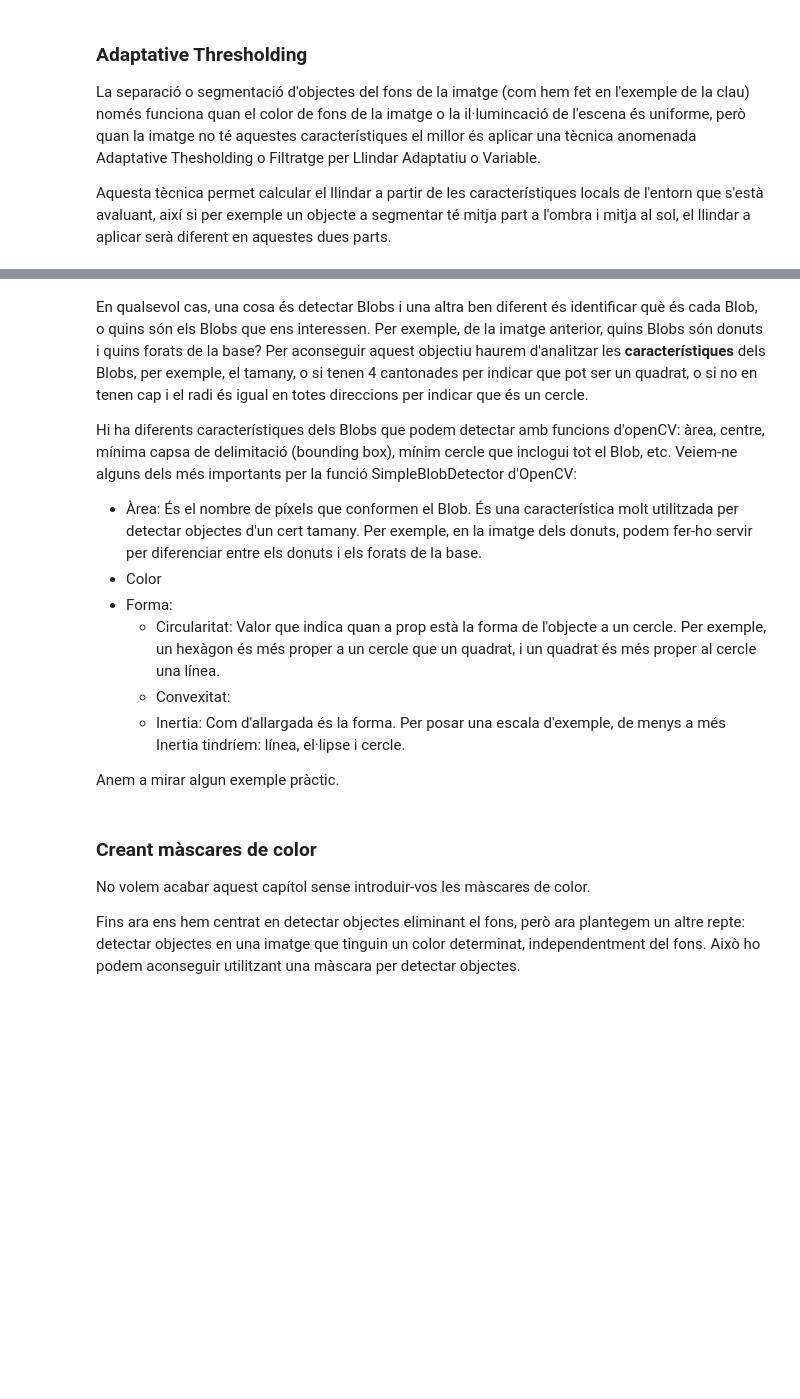
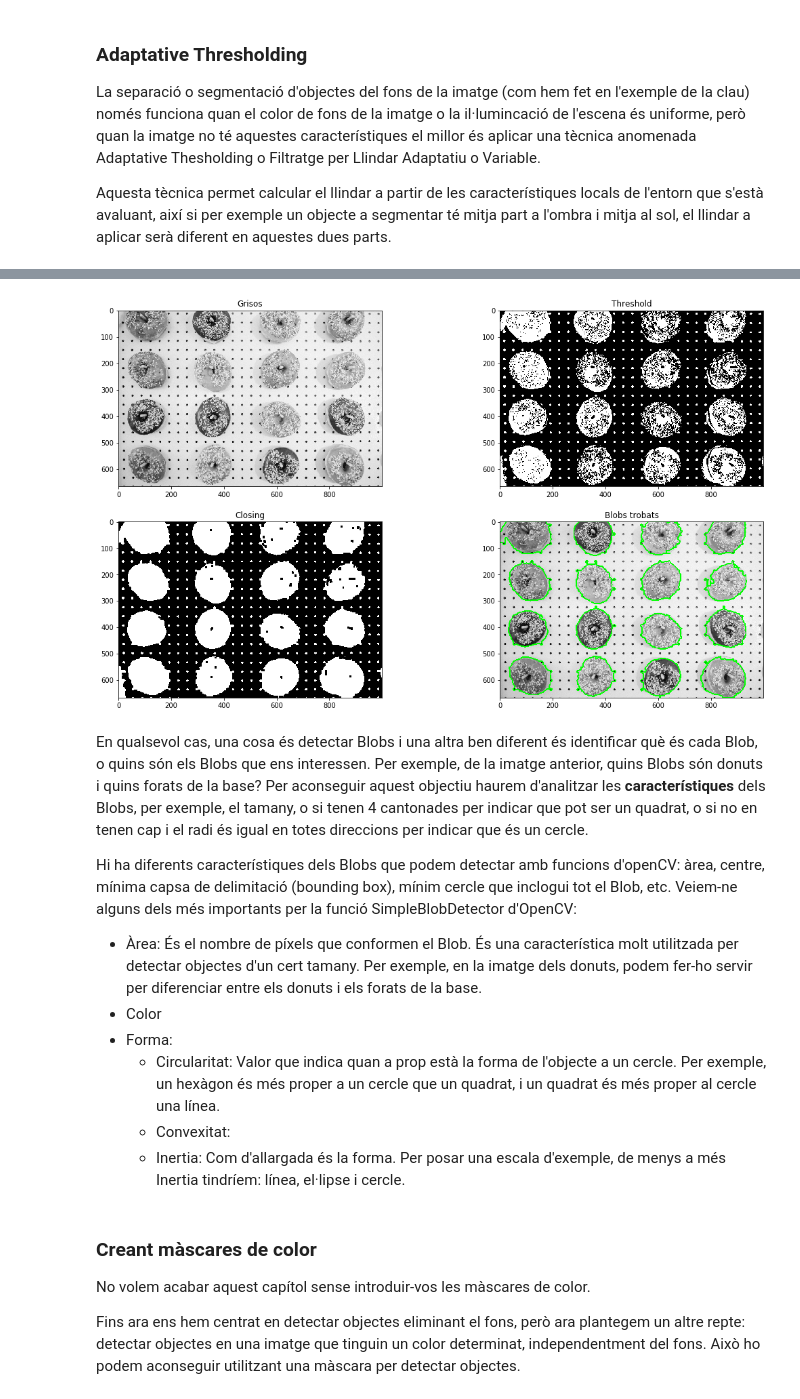
Before and after one commit to ricardborras/curs_soc, a Jupyter notebook: Pla2/2.3 Filtres Thresholds i Blobs.ipynb, the cells around one changed output, grey strips where cells are left out. Drawn from its saved outputs; the diff is of its cells as text; code cells hidden in the pictures; blank space fills up the shorter version.

```diff
--- a/Pla2/2.3 Filtres Thresholds i Blobs.ipynb
+++ b/Pla2/2.3 Filtres Thresholds i Blobs.ipynb
@@ -263,3 +202,63 @@ TypeError: Incorrect type of self (must be 'Feature2D' or its derivative)
+# %%
+#EXEMPLE PRÀCTIC: DETECCIÓ BLOBS AMB SimpleBlobDetector (marcar-los amb un punt vermell al centre del Blob)
+# LA IDEA ÉS DETECTAR BLOBS I DESPRÉS PODER FILTRAR PER ALGUNA CARACTERÍSTICA COM TAMANY (PELS DONUTS) O CIRCULARITAT (PELS MACARRONI)
+import cv2
+import numpy as np;
+import matplotlib.pyplot as plt
+
+# Read image
+im = cv2.imread("Imatges/Donut_wall.jpg")
+# Donut wall Photo by Marisa Morton on Unsplash
+im_original = cv2.cvtColor(im, cv2.COLOR_BGR2RGB)
+im_g = cv2.cvtColor(im, cv2.COLOR_BGR2GRAY)
+_, im_t = cv2.threshold(im_g, 190, 255, cv2.THRESH_BINARY_INV)
+
+# apliquem un closing per tancar els forats dins dels donuts
+# https://opencv-python-tutroals.readthedocs.io/en/latest/py_tutorials/py_imgproc/py_morphological_ops/py_morphological_ops.html
+kernel = np.ones((7,7), np.uint8)
+im_closing = cv2.morphologyEx(im_t, cv2.MORPH_CLOSE, kernel)
+
+# busquem blobs blancs
+contours, _ = cv2.findContours(im_closing, cv2.RETR_TREE, cv2.CHAIN_APPROX_SIMPLE)
+
+# descartem els blobs que tenen una area petita
+# per veure altres propietats a extreure:
+# https://docs.opencv.org/3.4/dd/d49/tutorial_py_contour_features.html
+selected_contours = []
+for c in contours:
+    area = cv2.contourArea(c)
+    if area > 4000:
+        selected_contours.append(c)
+
+
+# Mostrem els resultats
+# construim imatge en grisos però amb 3 canals per poder veure la imatge original amb BN amb els blobs en color
+im_blobs = np.zeros((im_g.shape[0],im_original.shape[1],3),dtype = np.uint8)
+im_blobs[:,:,0] = im_g
+im_blobs[:,:,1] = im_g
+im_blobs[:,:,2] = im_g
+cv2.drawContours(im_blobs, selected_contours, -1, (0,255,0), 3)
+
+plt.subplot(2,2,1)
+plt.imshow(im_g, cmap='gray')
+plt.title("Grisos")
+plt.subplot(2,2,2)
+plt.imshow(im_t, cmap='gray')
+plt.title("Threshold")
+
+plt.subplot(2,2,3)
+plt.imshow(im_closing, cmap='gray')
+plt.title("Closing")
+plt.subplot(2,2,4)
+plt.imshow(im_blobs)
+plt.title("Blobs trobats")
+
+
+# mostrem la figura més gran per veure les imatges
+fig = plt.gcf()
+fig.set_size_inches(18.5, 10.5)
+# %% [output]
+[figure, added]
 # %% [markdown]
 En qualsevol cas, una cosa és detectar Blobs i una altra ben diferent és identificar què és cada Blob, o quins són els Blobs que ens interessen. Per exemple, de la imatge anterior, quins Blobs són donuts i quins forats de la base?  Per aconseguir aquest objectiu haurem d'analitzar les **característiques** dels Blobs, per exemple, el tamany, o si tenen 4 cantonades per indicar que pot ser un quadrat, o si no en tenen cap i el radi és igual en totes direccions per indicar que és un cercle.
 
@@ -271,5 +270,3 @@ Hi ha diferents característiques dels Blobs que podem detectar amb funcions d'o
   - Circularitat: Valor que indica quan a prop està la forma de l'objecte a un cercle. Per exemple, un hexàgon és més proper a un cercle que un quadrat, i un quadrat és més proper al cercle una línea.
   - Convexitat:
   - Inertia: Com d'allargada és la forma. Per posar una escala d'exemple, de menys a més Inertia tindríem: línea, el·lipse i cercle.
-
-Anem a mirar algun exemple pràctic.
```
Also changed, not shown: parts of 9 cells of this notebook, 16 other files.
